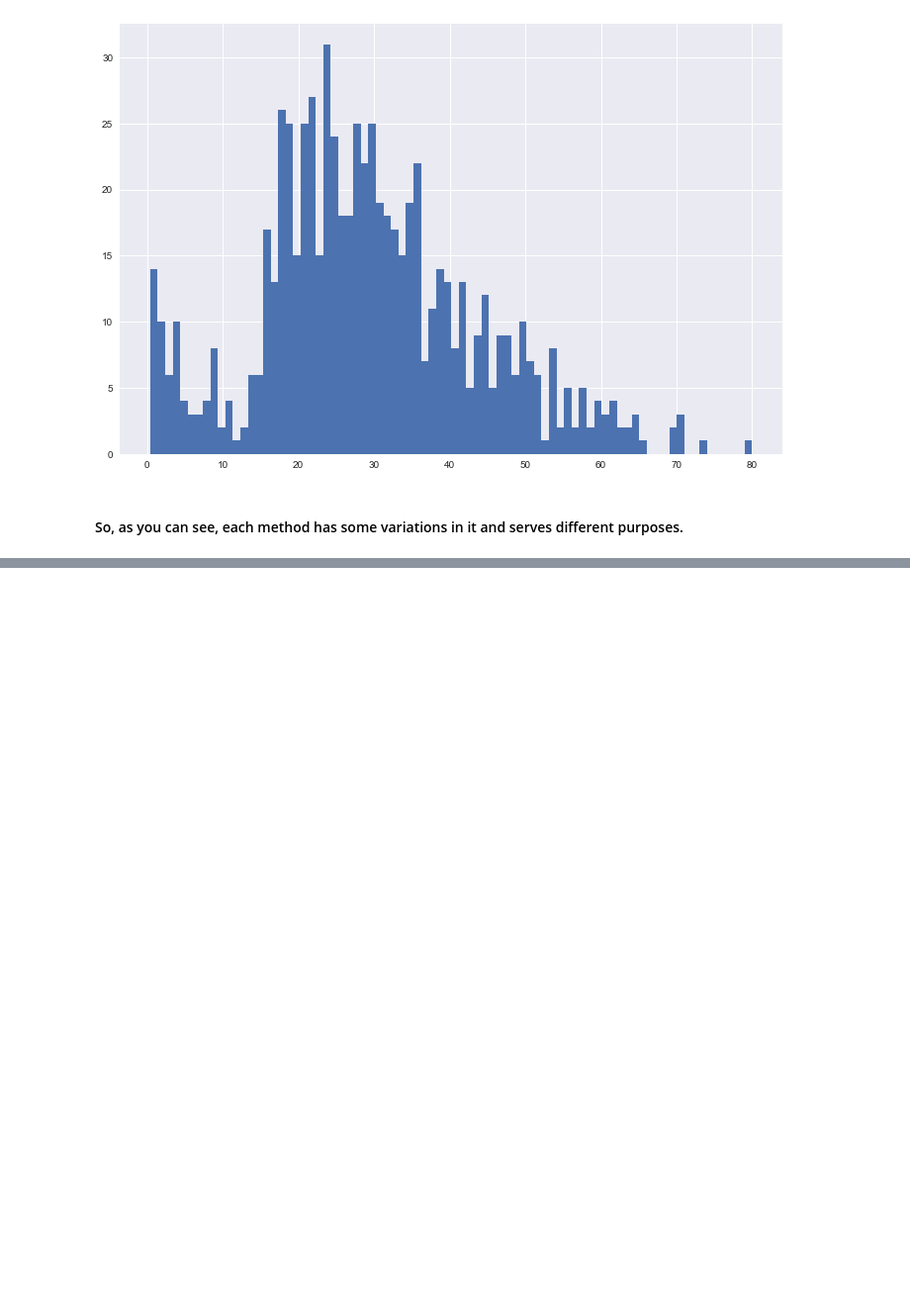
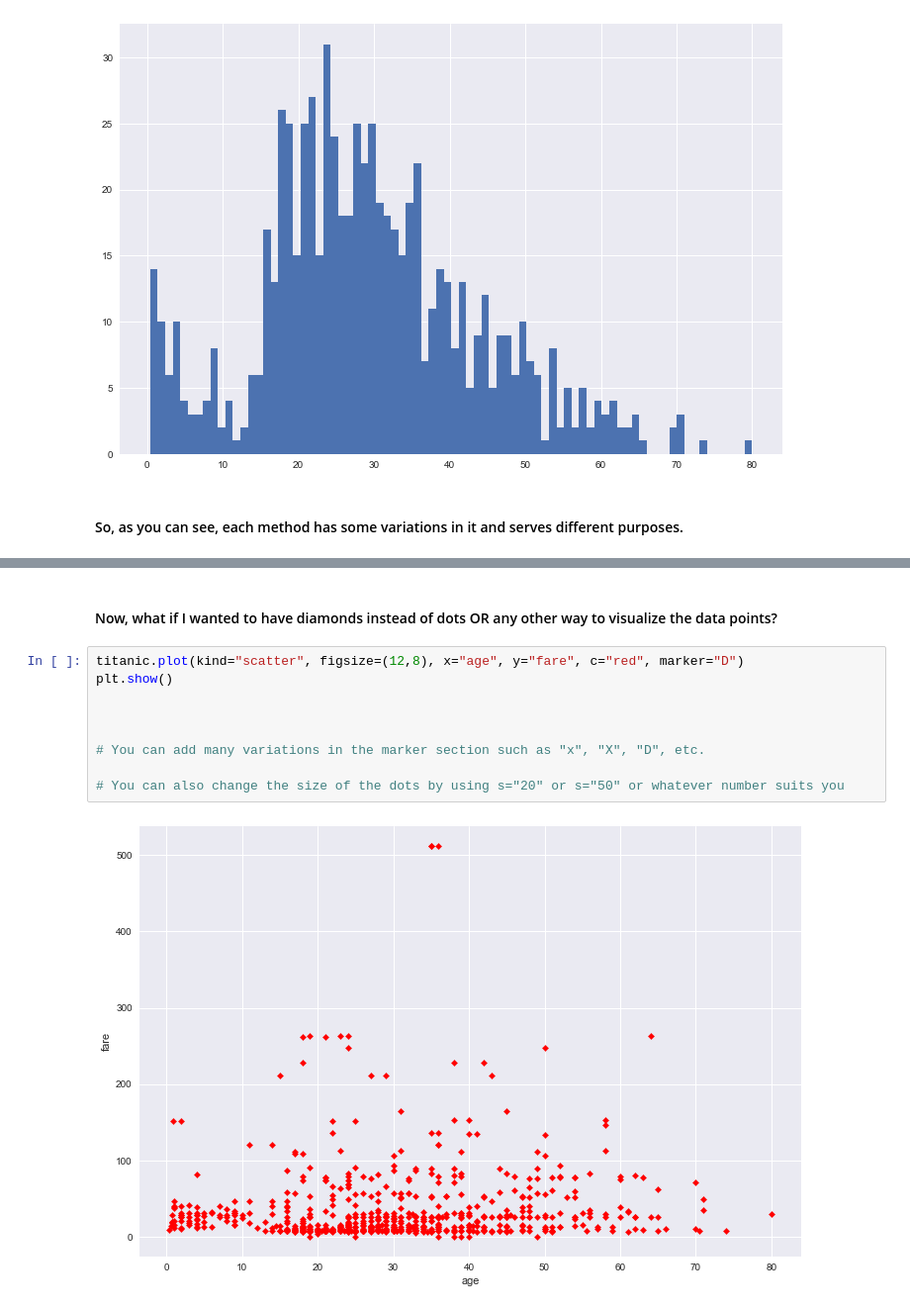
Before and after one commit to biv-neupane7/Pandas_practice, a Jupyter notebook: Visualization.ipynb, the cells around one changed output, grey strips where cells are left out. Shown at 99% size. Cells and saved outputs as stored; diff of their text form; blank space fills up the shorter version.

```diff
--- a/Visualization.ipynb
+++ b/Visualization.ipynb
@@ -270,0 +299,13 @@ plt.show()
+# %% [markdown]
+#### Now, what if I wanted to have diamonds instead of dots OR any other way to visualize the data points?
+# %%
+titanic.plot(kind="scatter", figsize=(12,8), x="age", y="fare", c="red", marker="D")
+plt.show()
+
+
+
+# You can add many variations in the marker section such as "x", "X", "D", etc.
+
+# You can also change the size of the dots by using s="20" or s="50" or whatever number suits you
+# %% [output]
+[figure, added]
```
Also changed, not shown: parts of 34 cells of this notebook.
